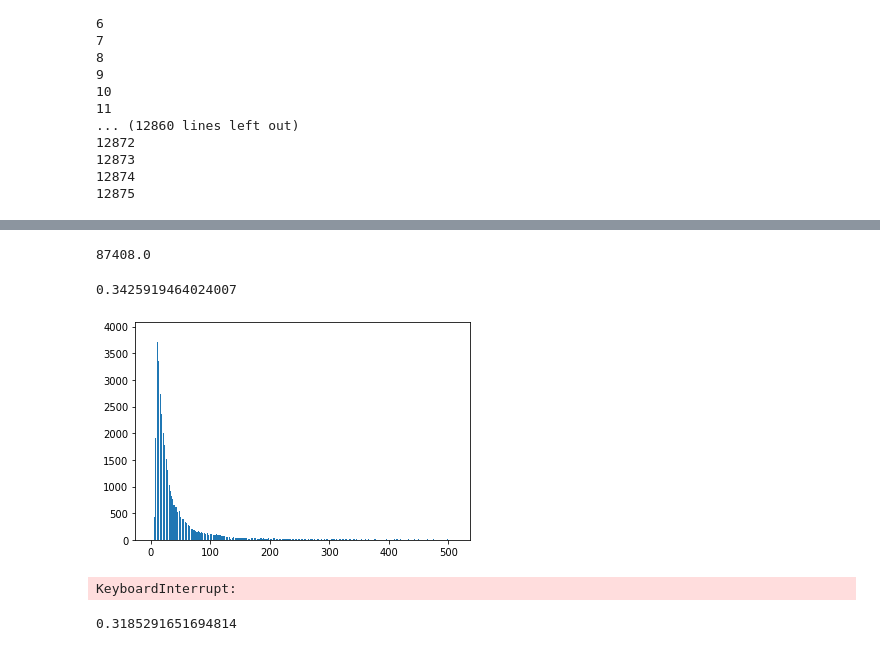
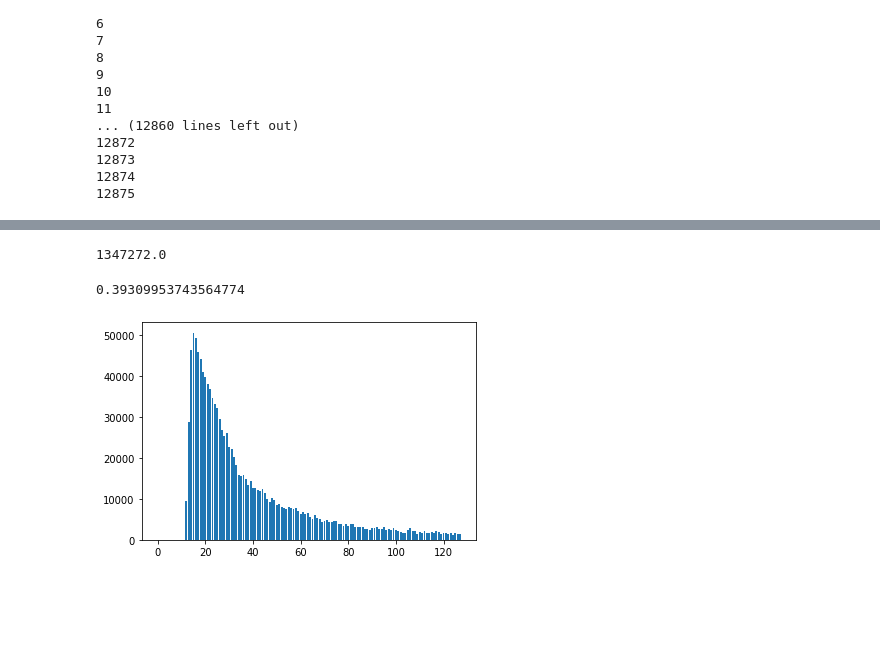
Before and after one commit to ImMrMa/PL_face_detection, a Jupyter notebook: src/Untitled2.ipynb, the cells around one changed output, grey strips where cells are left out. Drawn from its saved outputs; the diff is of its cells as text; code cells hidden in the pictures; blank space fills up the shorter version.

```diff
--- a/src/Untitled2.ipynb
+++ b/src/Untitled2.ipynb
@@ -22,15 +22,24 @@ val_loader = torch.utils.data.DataLoader(
 num_imgs: 12876
 # %%
 import math
+mean = torch.tensor([0.485, 0.456, 0.406]).view(1,1,3)
+std  = torch.tensor([0.229, 0.224, 0.225]).view(1,1,3)
 for data in val_loader:
-    for k,v in data.items():
-        print(k,v.shape)
-
+    img=((data['input'][0].permute(1,2,0)*std+mean)*255).numpy().astype(np.uint8)
+    cv2.imwrite('img.jpg',img)
+    plt.imshow(img)
+    plt.show()
+    input('s')
     hm_small=data['hm_small'][0].permute(1,2,0)
     w_s=data['wh_small'][0,0]
     h_s=data['wh_small'][0,1]
     w=data['wh'][0,0]
     h=data['wh'][0,1]
+    hm_img=hm_small[:,:,0:1].numpy()
+    plt.imshow(hm_img[:,:,0])
+    plt.show()
+    input('s')
+    cv2.imwrite('hm.jpg',(hm_img*255).repeat(3,-1).astype(np.uint8))
     mask_small=data['hm_small'][0,2].numpy()
     mask=data['hm'][0,2].numpy()
     indexs=np.where(mask_small==1)
@@ -121,3 +84,6 @@ os.environ["CUDA_VISIBLE_DEVICES"] = '0'
 cache_path = 'data/cache/widerface/val'
 out_path = 'data/eval/resnet18_s1_conv4_conv2_gn_last_easy'
 pretrained_path = '/data/users/mayx/model_last_gn.pth'
+# %%
+import scipy.io as sio
+data = sio.loadmat('/home/mayx/project/github/CenterNet/src/tools/eval_tools/ground_truth/wider_hard_val.mat')
@@ -145,5 +97,14 @@ s
 # %%
 import cv2
+import torch.nn as nn
+def _nms(heat, kernel=3):
+    pad = (kernel - 1) // 2
+
+    hmax = nn.functional.max_pool2d(heat, (kernel, kernel),
+                                    stride=1,
+                                    padding=pad)
+    keep = (hmax == heat).float()
+    return heat * keep
 model.cuda()
 model.eval()
 img=cv2.imread('/data/users/mayx/project/github/CenterNet/src/worlds-largest-selfie.jpg')
@@ -157,6 +118,7 @@ img=torch.tensor(img)
 img=img.cuda()
 img=img.unsqueeze(0)
 out=model(img)
+out_hm=_nms(out)
 plt.imshow(out['hm'].cpu().detach()[0][0])
 plt.show()
 input('s')
@@ -165,6 +127,7 @@ for data in val_loader:
     plt.imshow(data['input'][0].permute(1,2,0))
     plt.show()
     plt.imshow(data['hm'][0][0])
+    cv2.imwrite('pic.png',data['hm'][0][0])
     plt.show()
     plt.imshow(out['hm'].cpu().detach()[0][0])
     plt.show()
@@ -181,10 +144,10 @@ Clipping input data to the valid range for imshow with RGB data ([0..1] for floa
 # %%
 val_loader = torch.utils.data.DataLoader(
-        data(mode='val'),
+        data(mode='train'),
         batch_size=1,
         shuffle=True,
-        num_workers=1,
-        pin_memory=False,
+        num_workers=12,
+        pin_memory=True,
         # collate_fn=default_collate
     )
 # %% [output]
@@ -230,27 +219,26 @@ for index,data in enumerate(val_loader):
 # %%
 print(count.sum())
 # %% [output]
-87408.0
+1347272.0
 # %%
-count[32:].sum()/count.sum()
+count[32:128].sum()/count.sum()
 # %% [output]
-0.3425919464024007
+0.39309953743564774
 # %%
 import matplotlib.pyplot as plt
-x1=[i for i in range(512)]
-y1=count[:512]
+x1=[i for i in range(128)]
+y1=count[:128]
 plt.bar(x1,y1,label='Frist line',)
 plt.show()
 input('s')
 plt.plot(x2,y2,label='second line')
 plt.xlabel('Plot Number')
 plt.ylabel('Important var')
 plt.title('Interesting Graph\nCheck it out')
 plt.legend()
 plt.show()
 # %% [output]
-[figure, old version]
+[figure, new version]
-KeyboardInterrupt:
 # %%
 data=get_dataset('wider','fadet')
 data_val=data(mode='val')
@@ -262,7 +250,5 @@ for boxes in data_val.boxes:
         count_val[int(length)]+=1
 # %%
 print(count_val[:12].sum()/count_val.sum())
-# %% [output]
-0.3185291651694814
 # %%
 import matplotlib.pyplot as plt
```
Also changed, not shown: parts of 15 cells of this notebook, 18 other files.
